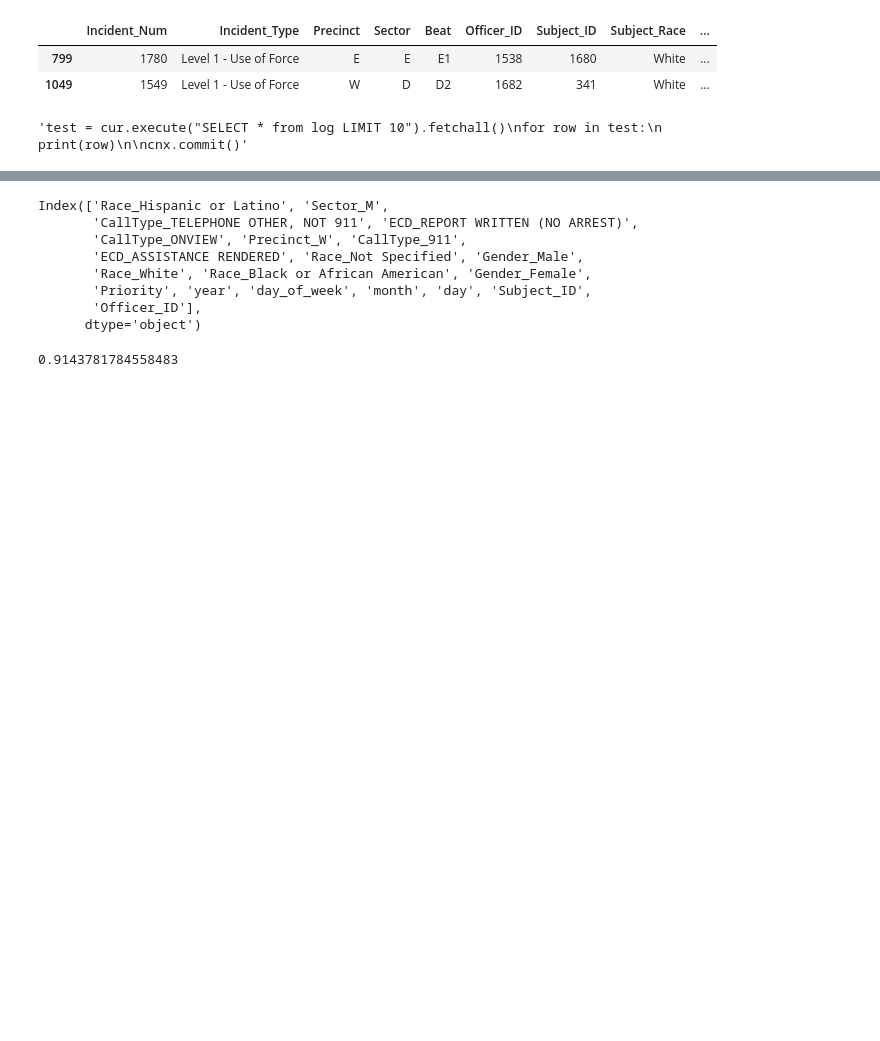
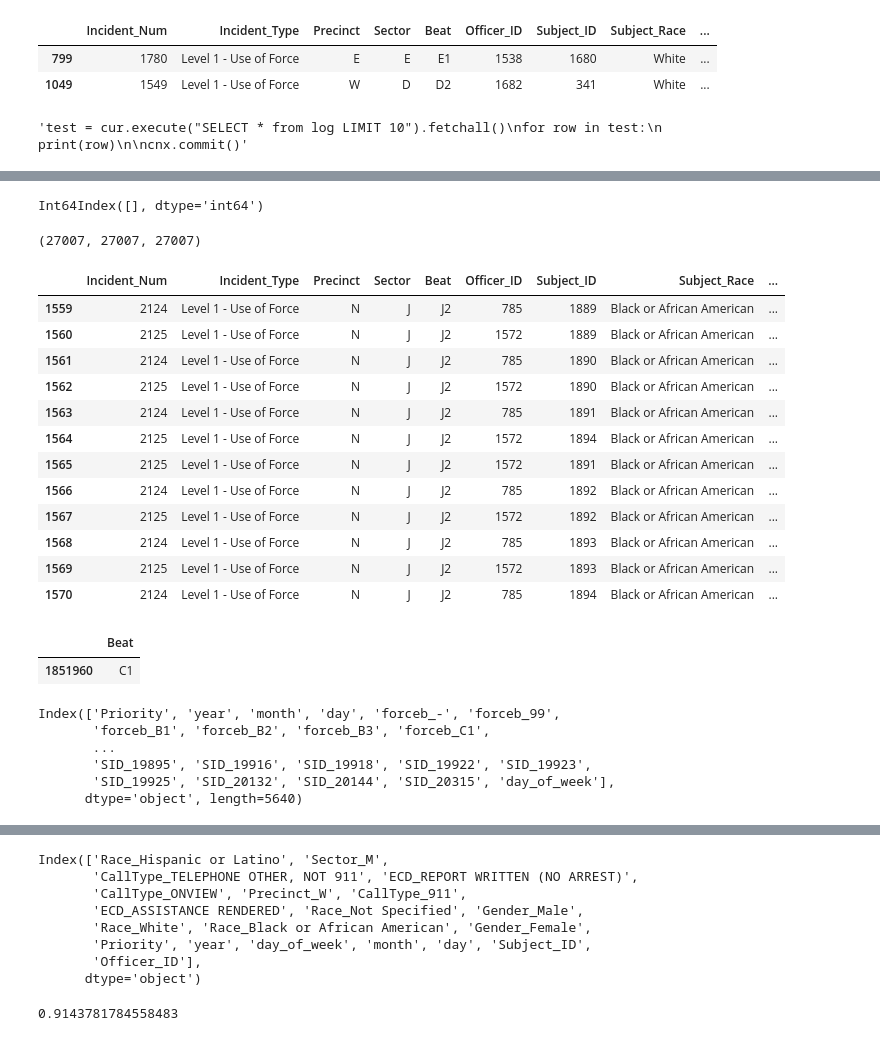
Before and after one commit to SarahMBurgart/use-of-force, a Jupyter notebook: EDA.ipynb, the cells around one changed output, grey strips where cells are left out. Saved outputs shown, nothing was run; the diff lists cells and outputs as text; code cells hidden in the pictures; blank space fills up the shorter version.

```diff
--- a/EDA.ipynb
+++ b/EDA.ipynb
@@ -110,0 +71,13 @@ Name: Event Clearance Description, dtype: int64
+# %%
+'''# iterate through the dataframe calls17 and remove repeated CAD numbers
+
+_row = []
+#val_lst = []
+for ix, row in calls17.iterrows():
+    # query the 911 calls database
+    # for each call, append to a bunch of records that we're building up into a dataframe
+    CAD = row["CAD Event Number"]
+    EC = row['Event Clearance Description']
+    if (CAD in two) and (EC == '-'):
+        _row.append(ix)
+_row'''
@@ -219,5 +186,5 @@ rev_df["month"] = rev_df["month"].astype(int)
 rev_df["day"] = rev_df["day"].astype(int)
 rev_df["day_of_week"] = rev_df.Original_Time_Queued.dt.dayofweek
 # %%
-rev_df.drop("time ", axis=1, inplace=True)
-rev_df.info(verbose=True)
+#rev_df.drop("time ", axis=1, inplace=True)
+#rev_df.info(verbose=True)
@@ -265,0 +248,36 @@ sv0[6] # equals CAD_Event_Number
+# %%
+t = rev_df[rev_df["CAD_Event_Number"].isin(two)]
+indicest = t[t["ECD_-"] == 1].index
+indicest
+# %% [output]
+Int64Index([], dtype='int64')
+# %%
+#rev_df.drop(indicest, axis=0, inplace=True)
+
+len(rev_df_orig), len(rev_df), len(merged)
+# %% [output]
+(27007, 27007, 27007)
+# %%
+gee = rev_df[rev_df["CAD_Event_Number"] == 2014000114743]
+#gee.info(verbose=True)
+wha = force[force["epoch"] == 1397519220]
+wha
+# %% [output]
+|  | Incident_Num | Incident_Type | Precinct | Sector | Beat | Officer_ID | Subject_ID | Subject_Race | ... |
+| 1559 | 2124 | Level 1 - Use of Force | N | J | J2 | 785 | 1889 | Black or African American | ... |
+| 1560 | 2125 | Level 1 - Use of Force | N | J | J2 | 1572 | 1889 | Black or African American | ... |
+| 1561 | 2124 | Level 1 - Use of Force | N | J | J2 | 785 | 1890 | Black or African American | ... |
+| 1562 | 2125 | Level 1 - Use of Force | N | J | J2 | 1572 | 1890 | Black or African American | ... |
+| 1563 | 2124 | Level 1 - Use of Force | N | J | J2 | 785 | 1891 | Black or African American | ... |
+| 1564 | 2125 | Level 1 - Use of Force | N | J | J2 | 1572 | 1894 | Black or African American | ... |
+| 1565 | 2125 | Level 1 - Use of Force | N | J | J2 | 1572 | 1891 | Black or African American | ... |
+| 1566 | 2124 | Level 1 - Use of Force | N | J | J2 | 785 | 1892 | Black or African American | ... |
+| 1567 | 2125 | Level 1 - Use of Force | N | J | J2 | 1572 | 1892 | Black or African American | ... |
+| 1568 | 2124 | Level 1 - Use of Force | N | J | J2 | 785 | 1893 | Black or African American | ... |
+| 1569 | 2125 | Level 1 - Use of Force | N | J | J2 | 1572 | 1893 | Black or African American | ... |
+| 1570 | 2124 | Level 1 - Use of Force | N | J | J2 | 785 | 1894 | Black or African American | ... |
+# %%
+calls17[calls17["CAD Event Number"] == 2014000119510][["Beat"]]
+# %% [output]
+|  | Beat |
+| 1851960 | C1 |
@@ -270,6 +303,14 @@ rev_df.info(verbose=True)
 # %%
+# X for classifier
 X = rev_df.drop(["index", "call_epoch", "force_epoch", "Incident_Num", "CAD_Event_Number", "Original_Time_Queued",
                 "forcelevel_Level 1 - Use of Force", "forcelevel_Level 2 - Use of Force", "forcelevel_Level 3 - OIS",
                 "forcelevel_Level 3 - Use of Force", "time"], axis=1)
 
-X.columns, X.shape
+X.columns
+# %% [output]
+Index(['Priority', 'year', 'month', 'day', 'forceb_-', 'forceb_99',
+       'forceb_B1', 'forceb_B2', 'forceb_B3', 'forceb_C1',
+       ...
+       'SID_19895', 'SID_19916', 'SID_19918', 'SID_19922', 'SID_19923',
+       'SID_19925', 'SID_20132', 'SID_20144', 'SID_20315', 'day_of_week'],
+      dtype='object', length=5640)
```
Also changed, not shown: parts of 25 cells of this notebook.
